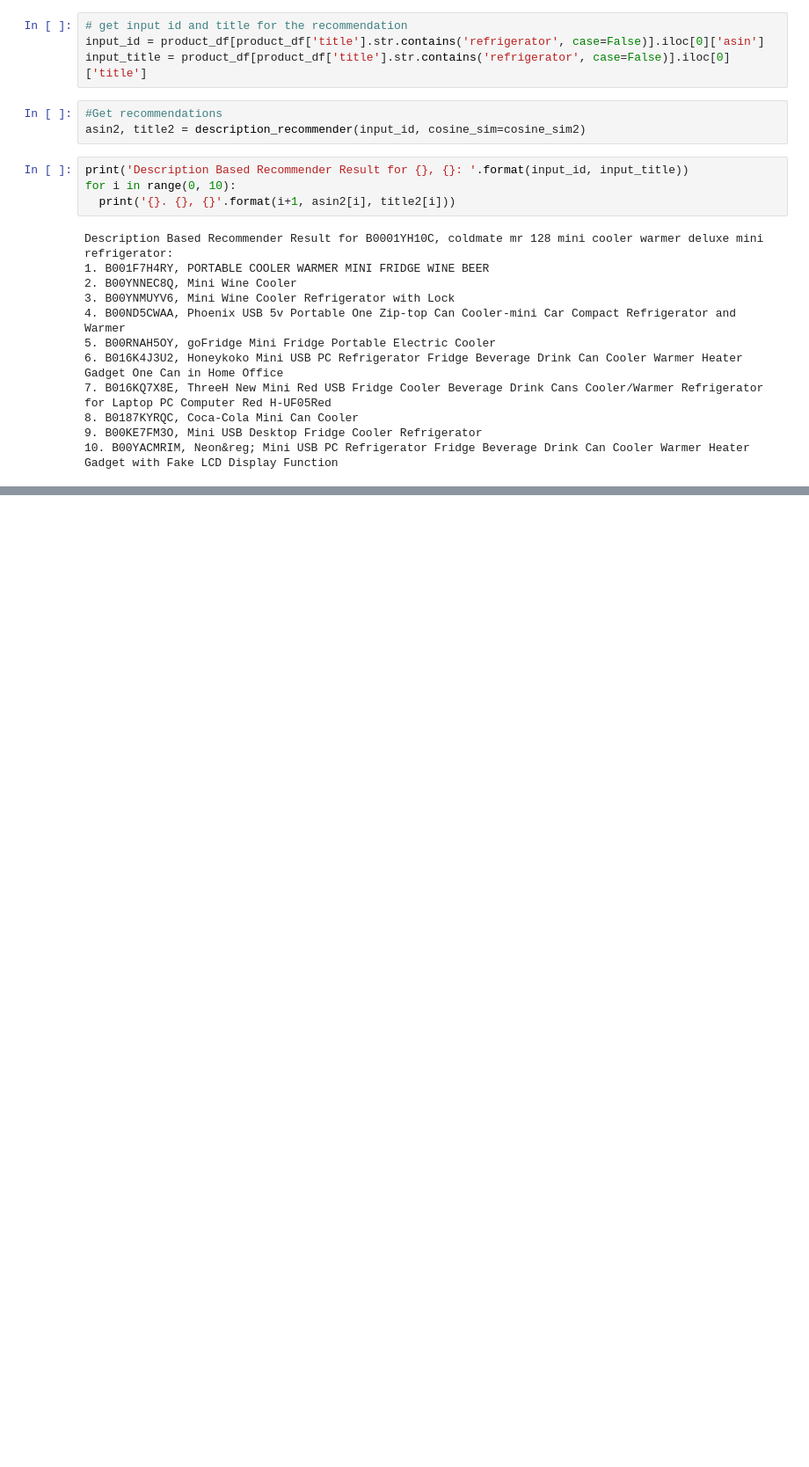
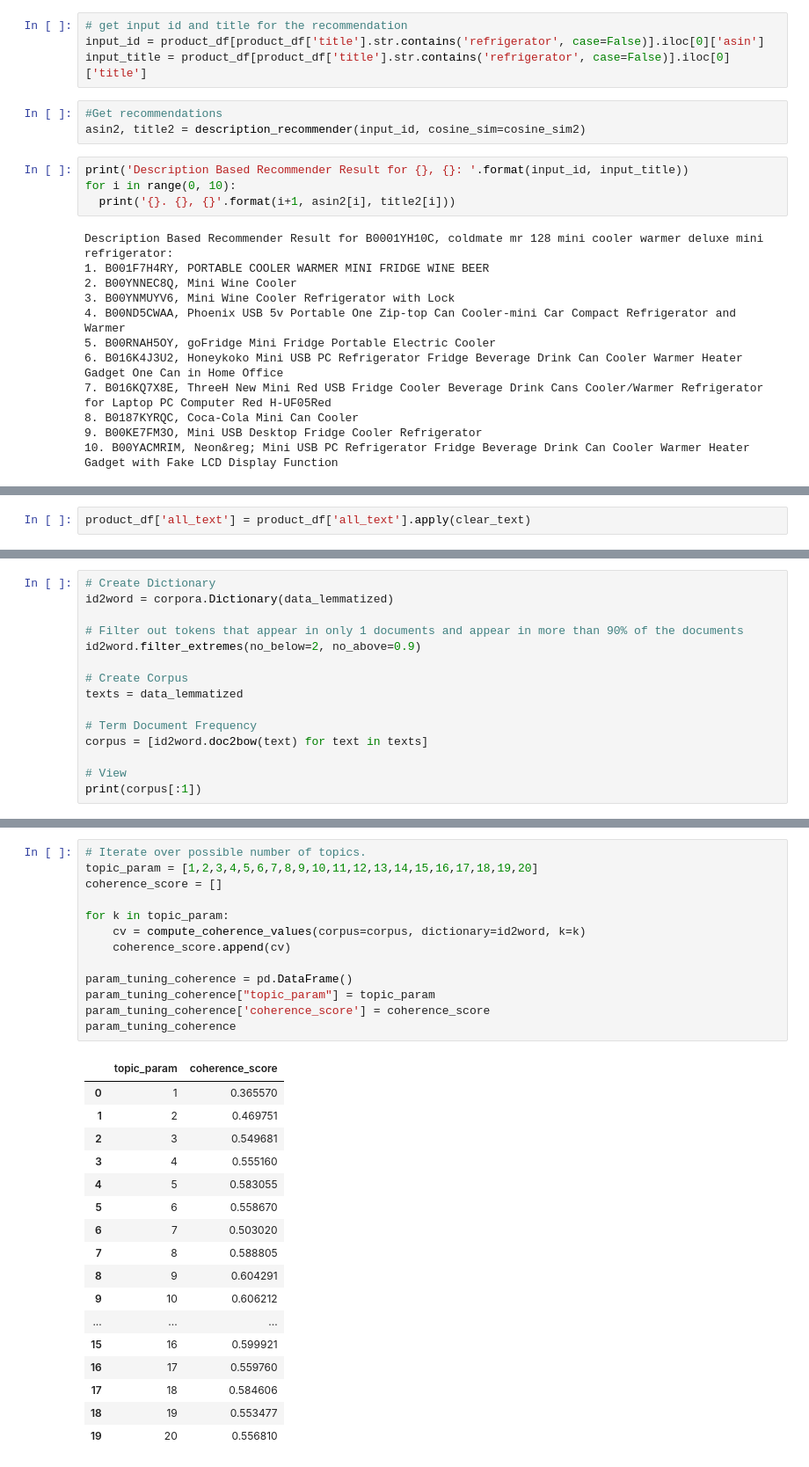
Before and after one commit to DATA-606-SPRING-2022/Jin_DATA606, a Jupyter notebook: ipynb/DATA606_Part2_ContentBasedFiltering.ipynb, the cells around one changed output, grey strips where cells are left out. Shown: that part at 88% size. Drawn from its saved outputs; the diff is of its cells as text; blank space fills up the shorter version.

```diff
--- a/ipynb/DATA606_Part2_ContentBasedFiltering.ipynb
+++ b/ipynb/DATA606_Part2_ContentBasedFiltering.ipynb
@@ -277,0 +318,2 @@ Description Based Recommender Result for B0001YH10C, coldmate mr 128 mini cooler
+# %%
+product_df['all_text'] = product_df['all_text'].apply(clear_text)
@@ -277,0 +370,15 @@ Description Based Recommender Result for B0001YH10C, coldmate mr 128 mini cooler
+# %%
+# Create Dictionary
+id2word = corpora.Dictionary(data_lemmatized)
+
+# Filter out tokens that appear in only 1 documents and appear in more than 90% of the documents
+id2word.filter_extremes(no_below=2, no_above=0.9)
+
+# Create Corpus
+texts = data_lemmatized
+
+# Term Document Frequency
+corpus = [id2word.doc2bow(text) for text in texts]
+
+# View
+print(corpus[:1])
@@ -277,0 +402,31 @@ Description Based Recommender Result for B0001YH10C, coldmate mr 128 mini cooler
+# %%
+# Iterate over possible number of topics.
+topic_param = [1,2,3,4,5,6,7,8,9,10,11,12,13,14,15,16,17,18,19,20]
+coherence_score = []
+
+for k in topic_param:
+    cv = compute_coherence_values(corpus=corpus, dictionary=id2word, k=k)
+    coherence_score.append(cv)
+
+param_tuning_coherence = pd.DataFrame()
+param_tuning_coherence["topic_param"] = topic_param
+param_tuning_coherence['coherence_score'] = coherence_score
+param_tuning_coherence
+# %% [output]
+|  | topic_param | coherence_score |
+| 0 | 1 | 0.365570 |
+| 1 | 2 | 0.469751 |
+| 2 | 3 | 0.549681 |
+| 3 | 4 | 0.555160 |
+| 4 | 5 | 0.583055 |
+| 5 | 6 | 0.558670 |
+| 6 | 7 | 0.503020 |
+| 7 | 8 | 0.588805 |
+| 8 | 9 | 0.604291 |
+| 9 | 10 | 0.606212 |
+| ... | ... | ... |
+| 15 | 16 | 0.599921 |
+| 16 | 17 | 0.559760 |
+| 17 | 18 | 0.584606 |
+| 18 | 19 | 0.553477 |
+| 19 | 20 | 0.556810 |
```
Also changed, not shown: parts of 29 cells of this notebook.
